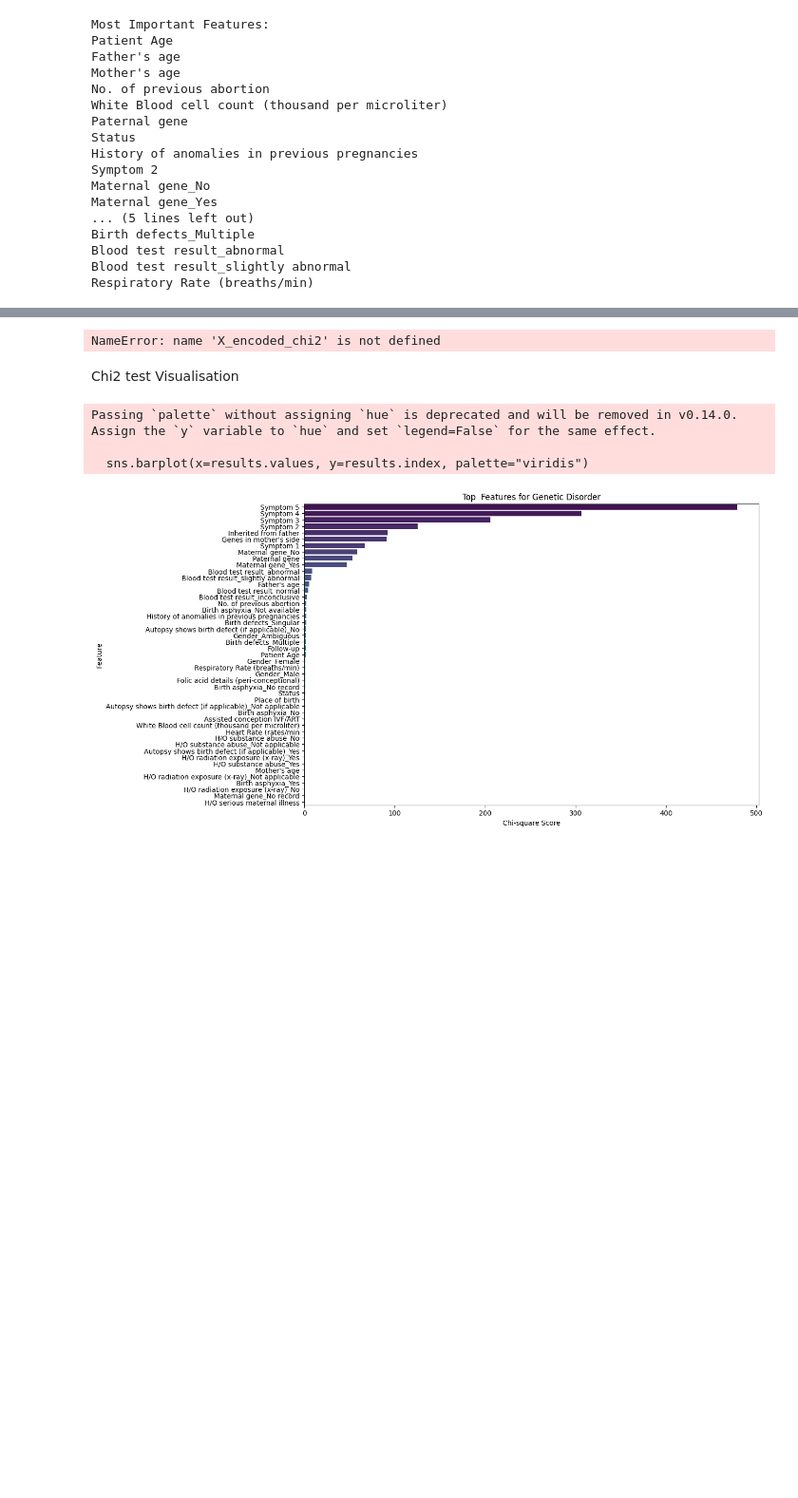
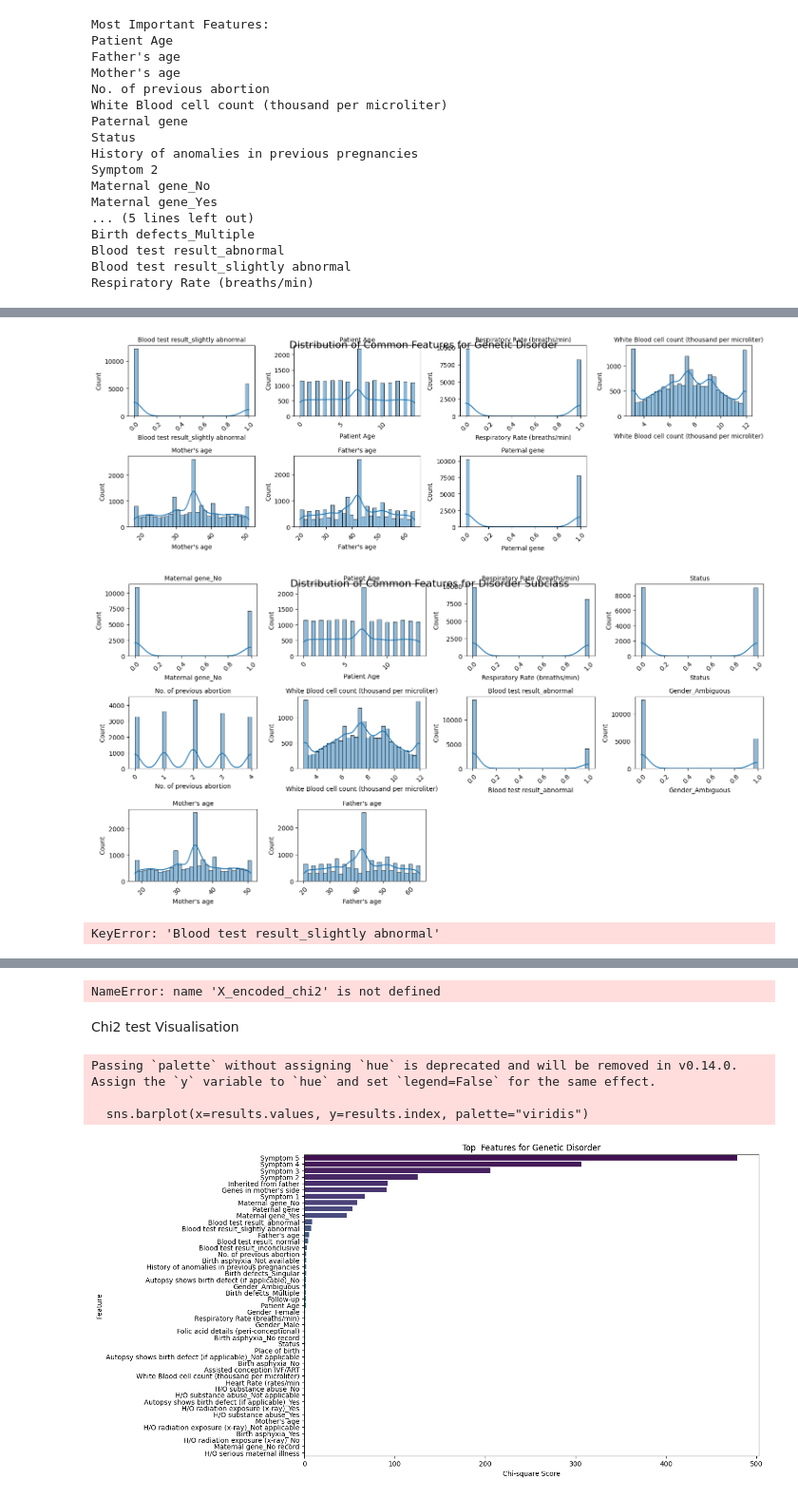
Before and after one commit to Veeravk12/genetic_disorder, a Jupyter notebook: notebook/notebookv2.ipynb, the cells around one changed output, grey strips where cells are left out. Shown at 95% size. Drawn from its saved outputs; the diff is of its cells as text; code cells hidden in the pictures; blank space fills up the shorter version.

```diff
--- a/notebook/notebookv2.ipynb
+++ b/notebook/notebookv2.ipynb
@@ -1068,10 +1068,10 @@ sorted_feature_ranking_tuples = sorted(feature_ranking_tuples, key=lambda x: x[1
 # Get the most important features
 most_important_features = [feature for feature, rank in sorted_feature_ranking_tuples if rank == 1]
 
-lr_GD_features = []
+lr_DS_features = []
 print("Most Important Features:")
 for feature in most_important_features:
-    lr_GD_features.append(feature)
+    lr_DS_features.append(feature)
     print(feature)
 # %% [output]
 Most Important Features:
@@ -1172,0 +1141,14 @@ def chi_square_selection(X, y, feature_names, target_name):
+# %%
+# Find common features for Genetic Disorder
+common_GD_features = list(set(rfc_GD_features) & set(gb_GD_features) & set(lr_GD_features))
+
+print("Common Features for Genetic Disorder:")
+for feature in common_GD_features:
+    print(feature)
+
+# Find common features for Disorder Subclass
+common_DS_features = list(set(rfc_DS_features) & set(gb_DS_features) & set(lr_DS_features))
+
+print("\nCommon Features for Disorder Subclass:")
+for feature in common_DS_features:
+    print(feature)
@@ -1172,0 +1176,59 @@ def chi_square_selection(X, y, feature_names, target_name):
+# %%
+import matplotlib.pyplot as plt
+import seaborn as sns
+
+# Assuming common_GD_features and common_DS_features are already defined
+# Example: common_GD_features = ['Feature1', 'Feature2', ...]
+# Example: common_DS_features = ['FeatureA', 'FeatureB', ...]
+
+# Visualize common features for Genetic Disorder
+def visualize_common_features(features, title):
+    plt.figure(figsize=(15, 12))
+    for i, feature in enumerate(features):
+        plt.subplot(5, 4, i + 1)
+        sns.histplot(X[feature], kde=True, bins=30)
+        plt.title(feature, fontsize=10)
+        plt.xticks(rotation=45)
+    plt.tight_layout()
+    plt.suptitle(title, fontsize=16)
+    plt.show()
+
+# Visualize common features for Genetic Disorder
+visualize_common_features(common_GD_features, "Distribution of Common Features for Genetic Disorder")
+
+# Visualize common features for Disorder Subclass
+visualize_common_features(common_DS_features, "Distribution of Common Features for Disorder Subclass")
+
+# Count plots for binary features in common features
+def count_plot_binary_features(features, target):
+    for feature in features:
+        if df[feature].dtype == 'object':  # Check if the feature is categorical
+            plt.figure(figsize=(10, 6))
+            sns.countplot(x=feature, hue=target, data=df)
+            plt.title(f'Count of {feature} by {target}')
+            plt.show()
+
+# Count plots for common features in Genetic Disorder
+count_plot_binary_features(common_GD_features, 'Genetic Disorder')
+
+# Count plots for common features in Disorder Subclass
+count_plot_binary_features(common_DS_features, 'Disorder Subclass')
+
+# Box plots for continuous features
+def box_plot_continuous_features(features, target):
+    for feature in features:
+        if df[feature].dtype in ['int64', 'float64']:  # Check if the feature is continuous
+            plt.figure(figsize=(10, 6))
+            sns.boxplot(x=target, y=feature, data=df)
+            plt.title(f'{feature} vs {target}')
+            plt.show()
+
+# Box plots for common features in Genetic Disorder
+box_plot_continuous_features(common_GD_features, 'Genetic Disorder')
+
+# Box plots for common features in Disorder Subclass
+box_plot_continuous_features(common_DS_features, 'Disorder Subclass')
+# %% [output]
+[figure, added]
+[figure, added]
+KeyError: 'Blood test result_slightly abnormal'
```
Also changed, not shown: parts of 13 cells of this notebook.
